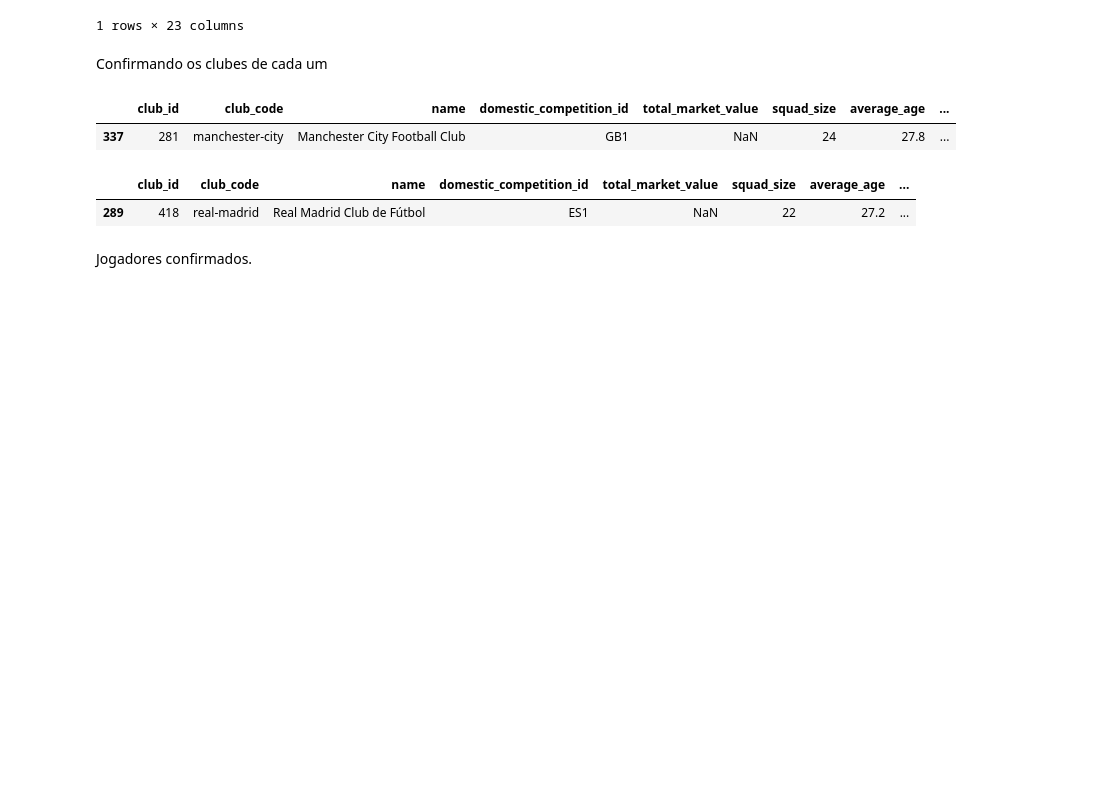
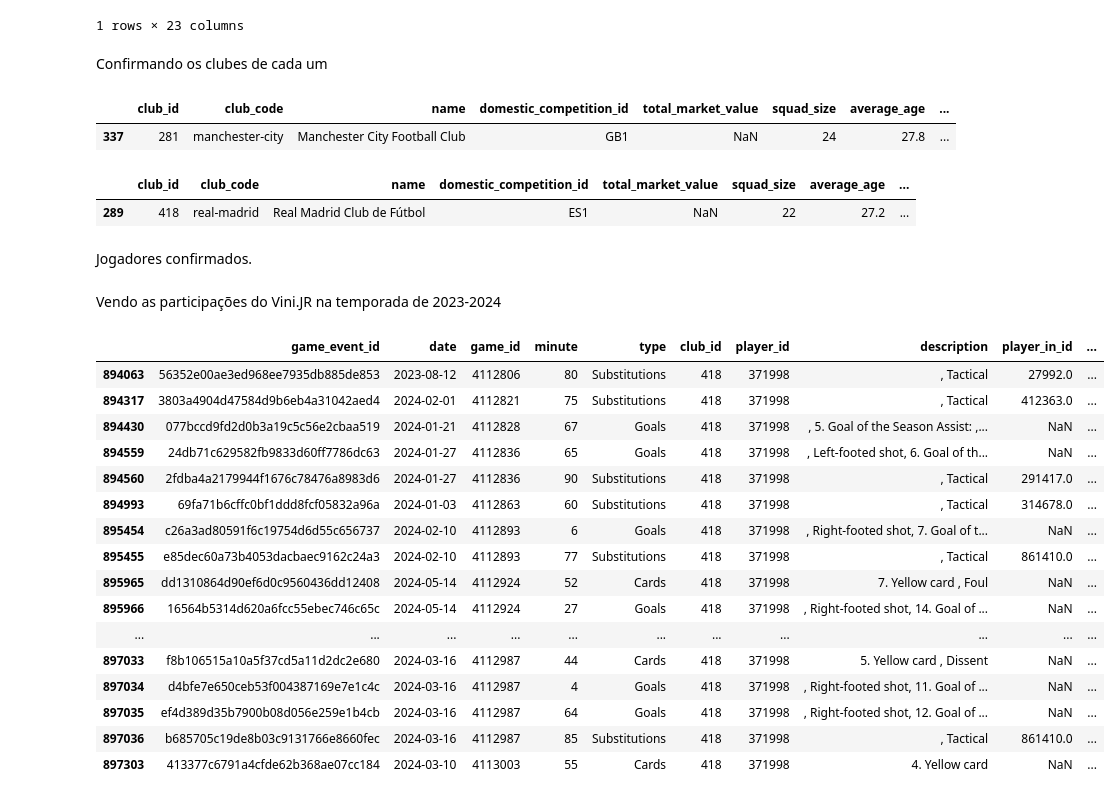
Before and after one commit to felipsants/trabalho-final-org_dados, a Jupyter notebook: datasets/EDA.ipynb, the cells around one changed output. Drawn from its saved outputs; the diff is of its cells as text; code cells hidden in the pictures; blank space fills up the shorter version.

```diff
--- a/datasets/EDA.ipynb
+++ b/datasets/EDA.ipynb
@@ -4,7 +5,7 @@ import matplotlib as plt
 # %%
-clubs_df = pd.read_csv('C:/Users/cs134/OneDrive/Área de Trabalho/datasets/clubs.csv')
-players_df = pd.read_csv('C:/Users/cs134/OneDrive/Área de Trabalho/datasets/players.csv')
-games_events_df = pd.read_csv('C:/Users/cs134/OneDrive/Área de Trabalho/datasets/game_events.csv')
+clubs_df = pd.read_csv('clubs.csv')
+players_df = pd.read_csv('players.csv')
+games_events_df = pd.read_csv('game_events.csv')
 # %%
 clubs_df.head()
 # %% [output]
@@ -89,3 +90,35 @@ clube_df_vini.head()
 | 289 | 418 | real-madrid | Real Madrid Club de Fútbol | ES1 | NaN | 22 | 27.2 | ... |
 # %% [markdown]
 Jogadores confirmados.
+# %% [markdown]
+Vendo as participações do Vini.JR na temporada de 2023-2024
+# %%
+# Definindo o intervalo de datas
+start_date = '2023-08-01'
+end_date = '2024-07-31'
+
+# Filtrar os eventos de Vinícius Jr. dentro desse intervalo de tempo
+events_vinijr = games_events_df[(games_events_df["player_id"] == id_vinicius) &
+                                (games_events_df["date"] >= start_date) &
+                                (games_events_df["date"] <= end_date)]
+
+# Exibir os primeiros 20 eventos filtrados
+events_vinijr.head(20)
+# %% [output]
+|  | game_event_id | date | game_id | minute | type | club_id | player_id | description | player_in_id | ... |
+| 894063 | 56352e00ae3ed968ee7935db885de853 | 2023-08-12 | 4112806 | 80 | Substitutions | 418 | 371998 | , Tactical | 27992.0 | ... |
+| 894317 | 3803a4904d47584d9b6eb4a31042aed4 | 2024-02-01 | 4112821 | 75 | Substitutions | 418 | 371998 | , Tactical | 412363.0 | ... |
+| 894430 | 077bccd9fd2d0b3a19c5c56e2cbaa519 | 2024-01-21 | 4112828 | 67 | Goals | 418 | 371998 | , 5. Goal of the Season Assist: ,... | NaN | ... |
+| 894559 | 24db71c629582fb9833d60ff7786dc63 | 2024-01-27 | 4112836 | 65 | Goals | 418 | 371998 | , Left-footed shot, 6. Goal of th... | NaN | ... |
+| 894560 | 2fdba4a2179944f1676c78476a8983d6 | 2024-01-27 | 4112836 | 90 | Substitutions | 418 | 371998 | , Tactical | 291417.0 | ... |
+| 894993 | 69fa71b6cffc0bf1ddd8fcf05832a96a | 2024-01-03 | 4112863 | 60 | Substitutions | 418 | 371998 | , Tactical | 314678.0 | ... |
+| 895454 | c26a3ad80591f6c19754d6d55c656737 | 2024-02-10 | 4112893 | 6 | Goals | 418 | 371998 | , Right-footed shot, 7. Goal of t... | NaN | ... |
+| 895455 | e85dec60a73b4053dacbaec9162c24a3 | 2024-02-10 | 4112893 | 77 | Substitutions | 418 | 371998 | , Tactical | 861410.0 | ... |
+| 895965 | dd1310864d90ef6d0c9560436dd12408 | 2024-05-14 | 4112924 | 52 | Cards | 418 | 371998 | 7. Yellow card , Foul | NaN | ... |
+| 895966 | 16564b5314d620a6fcc55ebec746c65c | 2024-05-14 | 4112924 | 27 | Goals | 418 | 371998 | , Right-footed shot, 14. Goal of ... | NaN | ... |
+| ... | ... | ... | ... | ... | ... | ... | ... | ... | ... | ... |
+| 897033 | f8b106515a10a5f37cd5a11d2dc2e680 | 2024-03-16 | 4112987 | 44 | Cards | 418 | 371998 | 5. Yellow card , Dissent | NaN | ... |
+| 897034 | d4bfe7e650ceb53f004387169e7e1c4c | 2024-03-16 | 4112987 | 4 | Goals | 418 | 371998 | , Right-footed shot, 11. Goal of ... | NaN | ... |
+| 897035 | ef4d389d35b7900b08d056e259e1b4cb | 2024-03-16 | 4112987 | 64 | Goals | 418 | 371998 | , Right-footed shot, 12. Goal of ... | NaN | ... |
+| 897036 | b685705c19de8b03c9131766e8660fec | 2024-03-16 | 4112987 | 85 | Substitutions | 418 | 371998 | , Tactical | 861410.0 | ... |
+| 897303 | 413377c6791a4cfde62b368ae07cc184 | 2024-03-10 | 4113003 | 55 | Cards | 418 | 371998 | 4. Yellow card | NaN | ... |
```
Also changed, not shown: parts of 12 cells of this notebook.
